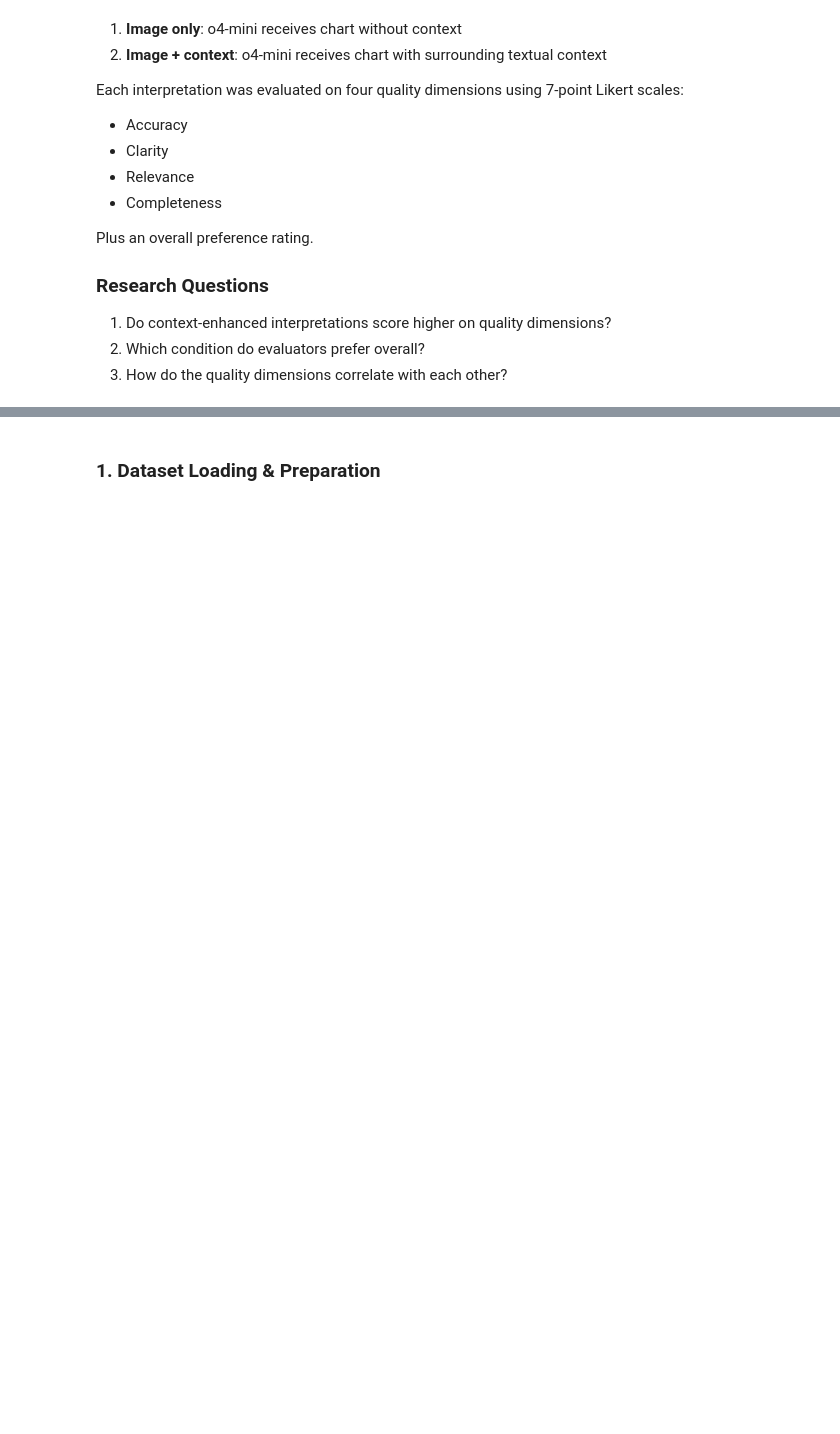
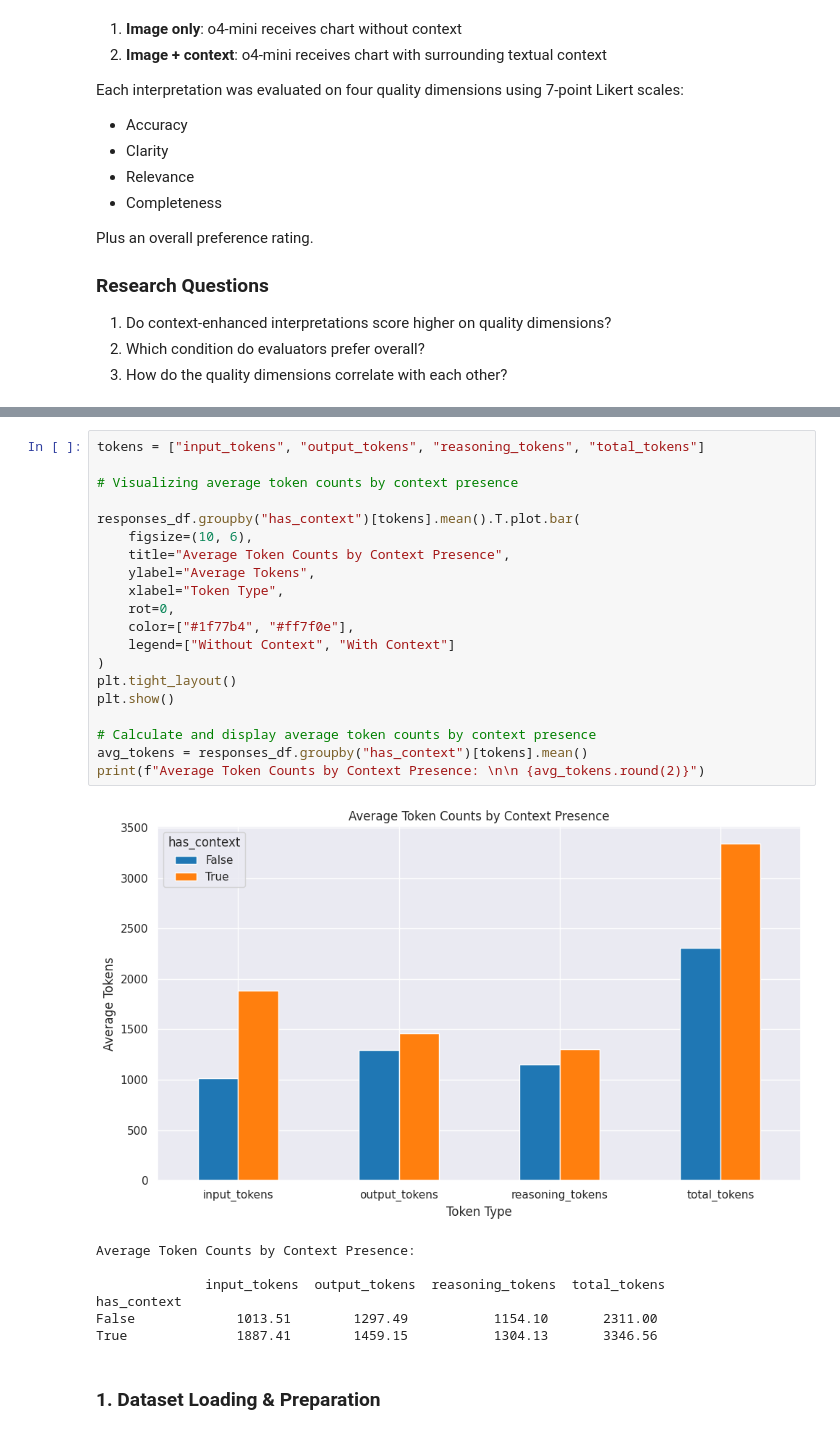
Before and after one commit to lazarmarek/UvA-Thesis, a Jupyter notebook: data_analysis.ipynb, the cells around one changed output, grey strips where cells are left out. Drawn from its saved outputs; the diff is of its cells as text; blank space fills up the shorter version.

Commit message:
adding token analysis

```diff
--- a/data_analysis.ipynb
+++ b/data_analysis.ipynb
@@ -32,3 +69,31 @@ Plus an overall preference rating.
+# %%
+tokens = ["input_tokens", "output_tokens", "reasoning_tokens", "total_tokens"]
+
+# Visualizing average token counts by context presence
+
+responses_df.groupby("has_context")[tokens].mean().T.plot.bar(
+    figsize=(10, 6),
+    title="Average Token Counts by Context Presence",
+    ylabel="Average Tokens",
+    xlabel="Token Type",
+    rot=0,
+    color=["#1f77b4", "#ff7f0e"],
+    legend=["Without Context", "With Context"]
+)
+plt.tight_layout()
+plt.show()
+
+# Calculate and display average token counts by context presence
+avg_tokens = responses_df.groupby("has_context")[tokens].mean()
+print(f"Average Token Counts by Context Presence: \n\n {avg_tokens.round(2)}")
+# %% [output]
+[figure, added]
+Average Token Counts by Context Presence:
+
+              input_tokens  output_tokens  reasoning_tokens  total_tokens
+has_context
+False             1013.51        1297.49           1154.10       2311.00
+True              1887.41        1459.15           1304.13       3346.56
 # %% [markdown]
 ###  1. Dataset Loading & Preparation
 # %%
```
Also changed, not shown: parts of 6 cells of this notebook.
